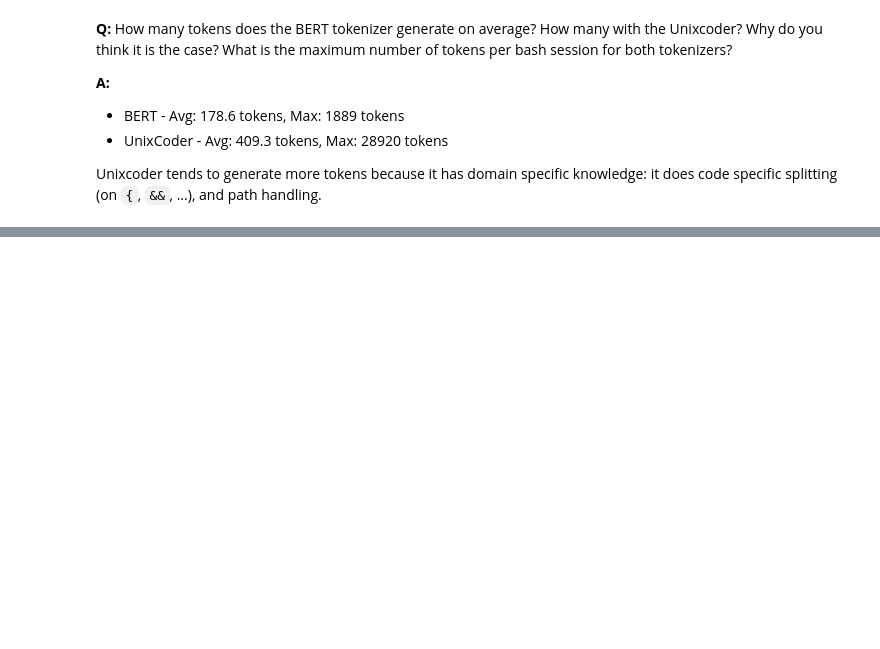
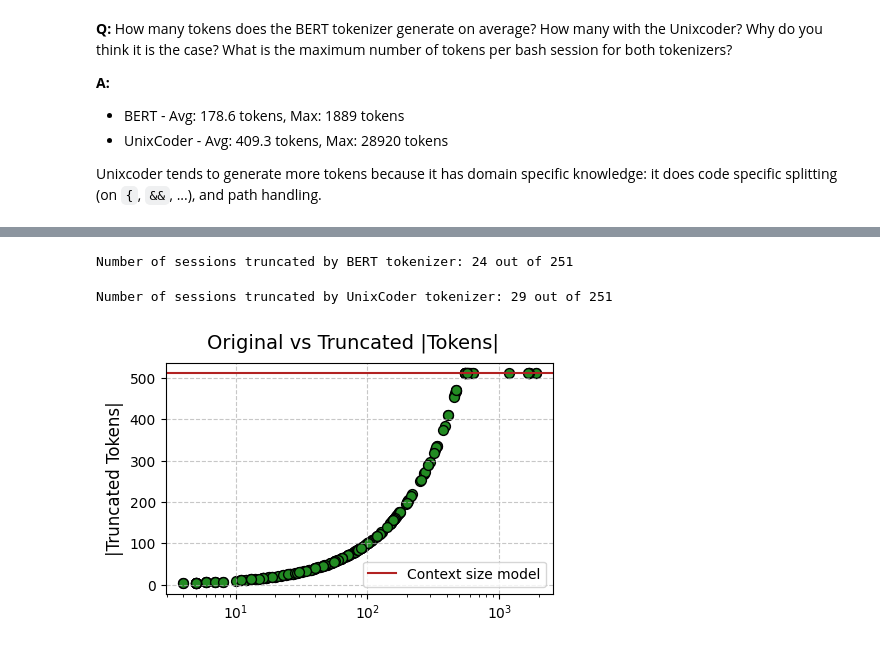
Before and after one commit to RenatoMignone/attack-tactic-recognition-nlp, a Jupyter notebook: lab/notebooks/Task2.ipynb, the cells around one changed output, grey strips where cells are left out. Saved outputs shown, nothing was run; the diff lists cells and outputs as text; code cells hidden in the pictures; blank space fills up the shorter version.

```diff
--- a/lab/notebooks/Task2.ipynb
+++ b/lab/notebooks/Task2.ipynb
@@ -169,0 +228,31 @@ Unixcoder tends to generate more tokens because it has domain specific knowledge
+# %%
+counter = 0
+for element in bert_token_counts:
+    if element > 512:
+        counter+= 1
+print(f"Number of sessions truncated by BERT tokenizer: {counter} out of {len(bert_token_counts)}")
+# %% [output]
+Number of sessions truncated by BERT tokenizer: 24 out of 251
+# %%
+counter = 0
+for element in unixcoder_token_counts:
+    if element > 512:
+        counter+= 1
+print(f"Number of sessions truncated by UnixCoder tokenizer: {counter} out of {len(unixcoder_token_counts)}")
+# %% [output]
+Number of sessions truncated by UnixCoder tokenizer: 29 out of 251
+# %%
+fig, ax = plt.subplots(1, figsize=(5, 3))
+
+ax.scatter(bert_token_counts, n_truncated_tokens_bert, s=50,
+           color="forestgreen", edgecolor="k", linewidth=1)
+ax.axhline(512, c="firebrick", label = f"Context size model")
+ax.grid(True, linestyle='--', alpha=0.7)
+ax.set_ylabel('|Original Tokens|', fontsize=12)
+ax.set_ylabel('|Truncated Tokens|', fontsize=12)
+ax.legend()
+fig.suptitle('Original vs Truncated |Tokens|', fontsize=14)
+ax.set_xscale("log")
+plt.show()
+# %% [output]
+[figure, added]
```
Also changed, not shown: parts of 26 cells of this notebook, 1 other file.
